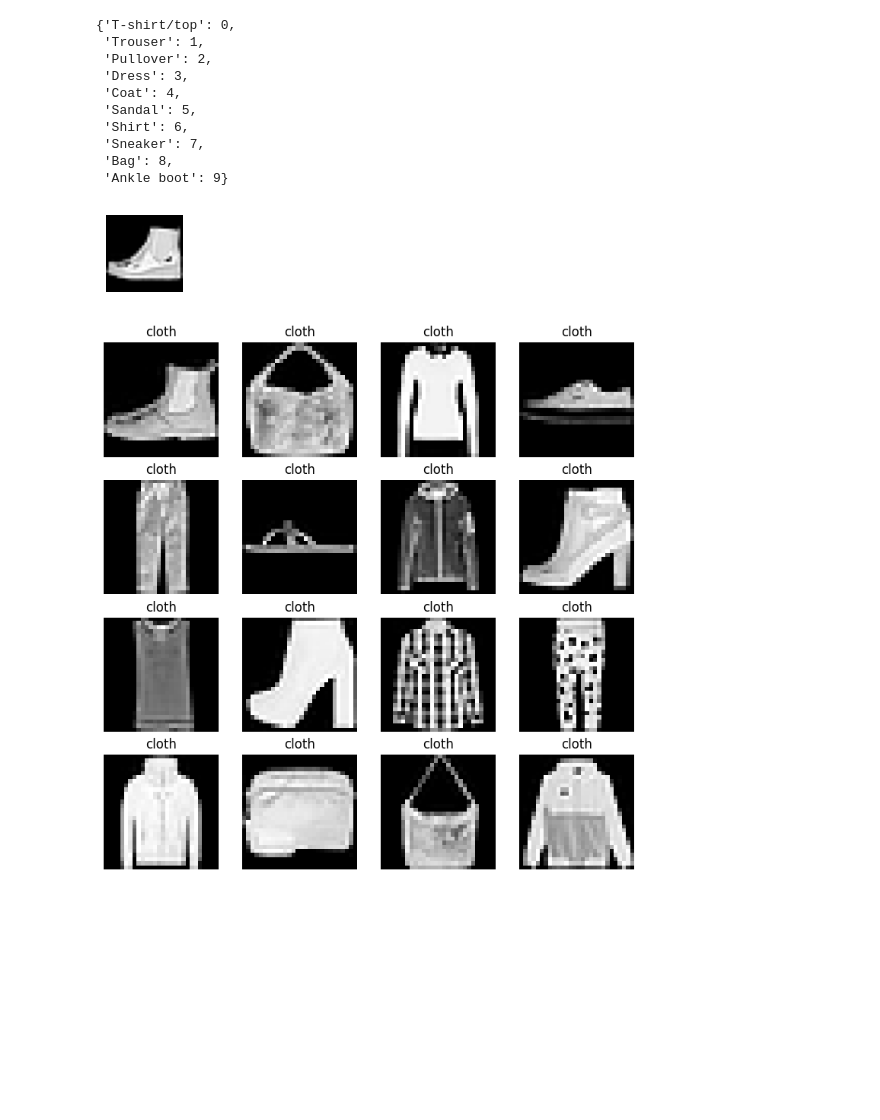
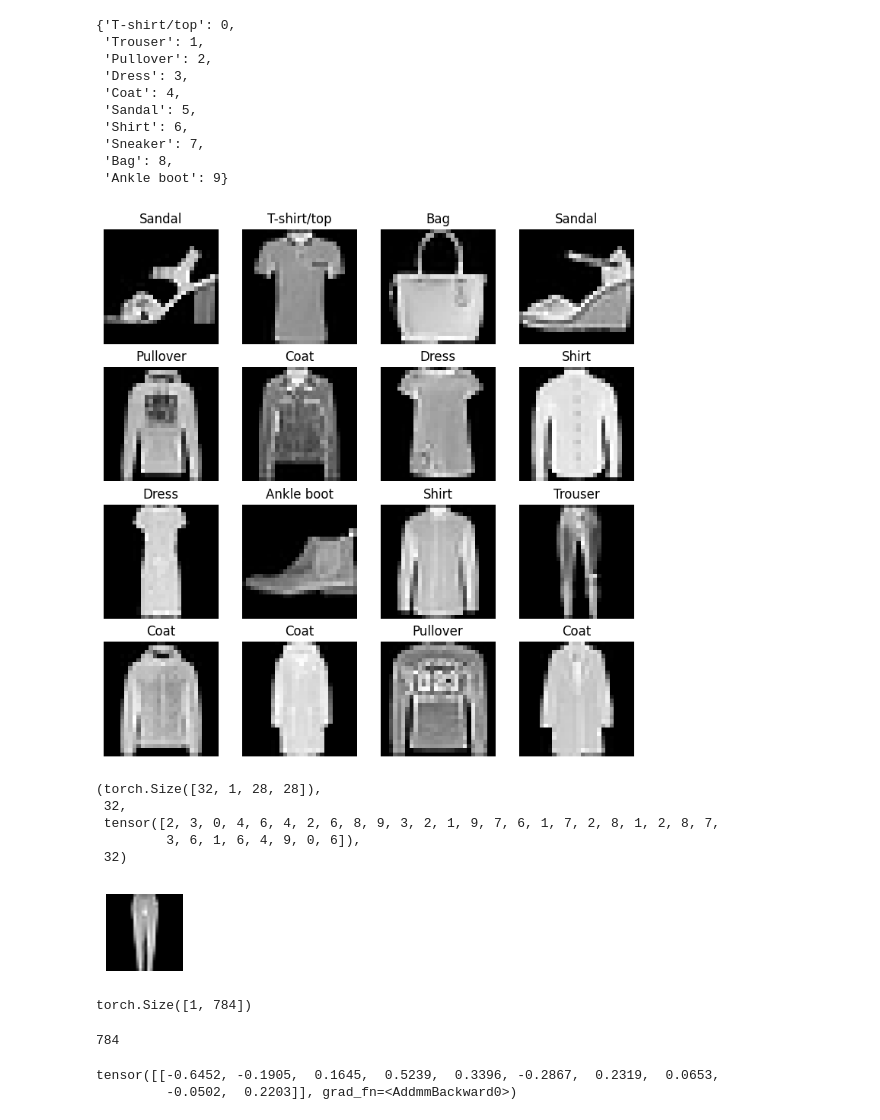
Before and after one commit to Arash-Rayan/pytorch, a Jupyter notebook: cnn.ipynb, the cells around one changed output. Drawn from its saved outputs; the diff is of its cells as text; code cells hidden in the pictures; blank space fills up the shorter version.

```diff
--- a/cnn.ipynb
+++ b/cnn.ipynb
@@ -59,22 +59,15 @@ class_to_idx
  'Sneaker': 7,
  'Bag': 8,
  'Ankle boot': 9}
-# %%
-pick = torch.randint(0 , len(train_data) , (1,)).item()
-plt.figure(figsize=(1, 1))
-plt.imshow(train_data[pick][0].squeeze() , cmap='gray')
-plt.axis('off');
-# %% [output]
-[figure, removed]
 # %%
 fig = plt.figure(figsize=(9 ,9))
 rows , cols = 4, 4
 for i in range(1 , rows * cols + 1) :
     pick = torch.randint(0 , len(train_data) , (1,)).item()
     img , label = train_data[pick]
     fig.add_subplot(rows , cols , i)
     plt.imshow(img.squeeze(), cmap='gray')
-    plt.title('cloth')
+    plt.title(class_names[label])
     plt.axis('off')
 # %% [output]
-[figure, old version]
+[figure, new version]
@@ -80,0 +78,22 @@ for i in range(1 , rows * cols + 1) :
+# %%
+batch , label = next(iter(train_data_loader))
+batch.shape , len(batch) , label , len(label)
+# %% [output]
+(torch.Size([32, 1, 28, 28]),
+ 32,
+ tensor([2, 3, 0, 4, 6, 4, 2, 6, 8, 9, 3, 2, 1, 9, 7, 6, 1, 7, 2, 8, 1, 2, 8, 7,
+         3, 6, 1, 6, 4, 9, 0, 6]),
+ 32)
+# %%
+pick = torch.randint(0 , len(batch) , (1,)).item()
+plt.figure(figsize=(1, 1))
+plt.imshow(batch[pick].squeeze() , cmap='gray')
+plt.axis('off');
+# %% [output]
+[figure, added]
+# %%
+flattenModel = nn.Flatten()
+flimage = flattenModel(batch[pick])
+flimage.shape
+# %% [output]
+torch.Size([1, 784])
@@ -80,0 +113,4 @@ for i in range(1 , rows * cols + 1) :
+# %%
+flimage.shape[1]
+# %% [output]
+784
@@ -80,0 +123,5 @@ for i in range(1 , rows * cols + 1) :
+# %%
+model(torch.rand([1 , 1 , 28 , 28]))
+# %% [output]
+tensor([[-0.6452, -0.1905,  0.1645,  0.5239,  0.3396, -0.2867,  0.2319,  0.0653,
+         -0.0502,  0.2203]], grad_fn=<AddmmBackward0>)
```
Also changed, not shown: parts of 10 cells of this notebook, 1 other file.
